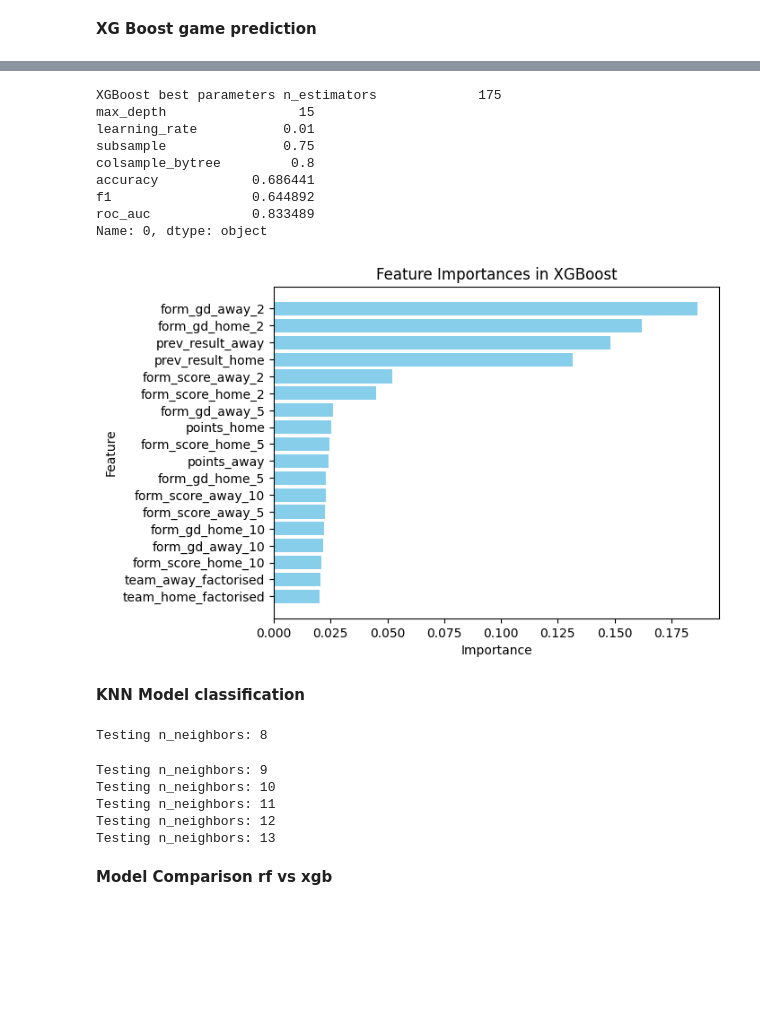
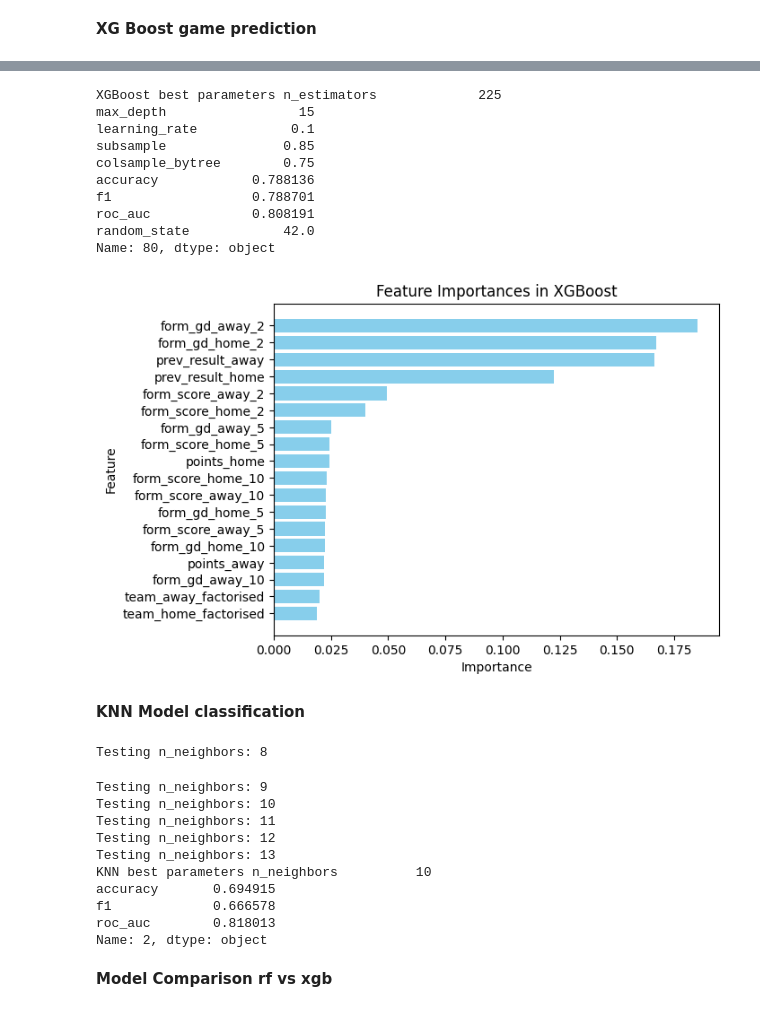
Before and after one commit to ZacUWH/Python-Projects, a Jupyter notebook: p2__football_results_predictions/football_data_api.ipynb, the cells around one changed output, grey strips where cells are left out. Drawn from its saved outputs; the diff is of its cells as text; code cells hidden in the pictures; blank space fills up the shorter version.

```diff
--- a/p2__football_results_predictions/football_data_api.ipynb
+++ b/p2__football_results_predictions/football_data_api.ipynb
@@ -537,7 +551,7 @@ randomForestClassifier best parameters {'n_estimators': 250, 'max_depth': 30, 'm
 # %% [markdown]
 <strong> XG Boost game prediction </strong>
 # %%
-xgb_model = XGBClassifier()
+xgb_model = XGBClassifier(random_state=random_state)
 
 df = df[['form_score_home_10','form_score_away_10',
         'form_score_home_5','form_score_away_5',
@@ -550,7 +564,7 @@ df = df[['form_score_home_10','form_score_away_10',
         'points_home','points_away',
         'result_num']]
 
-X_train = df_train[['form_score_home_10','form_score_away_10',
+XG_X_train = df_train[['form_score_home_10','form_score_away_10',
         'form_score_home_5','form_score_away_5',
         'form_score_home_2','form_score_away_2',
         'team_home_factorised','team_away_factorised',
@@ -560,7 +574,7 @@ X_train = df_train[['form_score_home_10','form_score_away_10',
         'prev_result_home','prev_result_away',
         'points_home','points_away']]
 
-X_test = df_test[['form_score_home_10','form_score_away_10',
+XG_X_test = df_test[['form_score_home_10','form_score_away_10',
         'form_score_home_5','form_score_away_5',
         'form_score_home_2','form_score_away_2',
         'team_home_factorised','team_away_factorised',
@@ -572,13 +586,12 @@ X_test = df_test[['form_score_home_10','form_score_away_10',
 
 label_encoder = LabelEncoder()
 
-Y_train,Y_test = label_encoder.fit_transform(df_train[['result_num']]),label_encoder.fit_transform(df_test[['result_num']])
-
-Y_train,Y_test = Y_train.squeeze(),Y_test.squeeze()
+XG_Y_train,XG_Y_test = label_encoder.fit_transform(df_train[['result_num']]),label_encoder.fit_transform(df_test[['result_num']])
 
 param_grid = {
     'n_estimators': [175, 200, 225],
     'max_depth': [15],
+    'random_state': [random_state],
     'learning_rate': [0.01, 0.05, 0.1],
     'subsample': [0.75, 0.8, 0.85],
     'colsample_bytree': [0.8, 0.7, 0.75]
@@ -593,17 +606,18 @@ for params in ParameterGrid(param_grid):
 
     xgb_model.set_params(**params)
 
-    xgb_model.fit(X_train, Y_train)
+    xgb_model.fit(XG_X_train, XG_Y_train)
 
-    XG_Y_pred = xgb_model.predict(X_test)
-    Y_proba = xgb_model.predict_proba(X_test)
+    XG_Y_pred = xgb_model.predict(XG_X_test)
+    Y_proba = xgb_model.predict_proba(XG_X_test)
 
-    accuracy = accuracy_score(Y_test, Y_pred)
-    f1 = f1_score(Y_test, Y_pred, average='weighted')
-    roc_auc = roc_auc_score(Y_test, Y_proba, multi_class='ovr')
+    accuracy = accuracy_score(XG_Y_test, XG_Y_pred)
+    f1 = f1_score(XG_Y_test, XG_Y_pred, average='weighted')
+    roc_auc = roc_auc_score(XG_Y_test, Y_proba, multi_class='ovr')
 
     xgb_results = pd.concat([xgb_results, pd.DataFrame([{
         'n_estimators': params['n_estimators'],
+        'random_state': params['random_state'],
         'max_depth': params['max_depth'],
         'learning_rate': params['learning_rate'],
         'subsample': params['subsample'],
@@ -634,36 +648,38 @@ Testing parameters: {'colsample_bytree': 0.75, 'learning_rate': 0.1, 'max_depth'
 # %%
 xgb_best_params = xgb_results.sort_values('accuracy', ascending=False,).iloc[0]
 print(f"XGBoost best parameters {xgb_best_params}")
 
 
 #drop non-passable parameters
-xgb_best_params = xgb_best_params.drop(['accuracy', 'f1', 'roc_auc'])
+xgb_best_params = xgb_best_params.drop(['accuracy', 'f1', 'roc_auc', 'random_state'])
+xgb_best_params = xgb_best_params.to_dict()
 
-feature_names = X_train.columns
+feature_names = XG_X_train.columns
 importances = xgb_model.feature_importances_
 
 # Create a DataFrame for better visualization
 xg_importance_df = pd.DataFrame({
     'Feature': feature_names,
     'Importance': importances
 }).sort_values(by='Importance', ascending=False)
 
 plt.barh(xg_importance_df['Feature'], xg_importance_df['Importance'], color='skyblue')
 plt.xlabel('Importance')
 plt.ylabel('Feature')
 plt.title('Feature Importances in XGBoost')
 plt.gca().invert_yaxis()
 plt.show()
 # %% [output]
-XGBoost best parameters n_estimators             175
+XGBoost best parameters n_estimators             225
 max_depth                 15
-learning_rate           0.01
-subsample               0.75
-colsample_bytree         0.8
-accuracy            0.686441
-f1                  0.644892
-roc_auc             0.833489
-Name: 0, dtype: object
+learning_rate            0.1
+subsample               0.85
+colsample_bytree        0.75
+accuracy            0.788136
+f1                  0.788701
+roc_auc             0.808191
+random_state            42.0
+Name: 80, dtype: object
-[figure, old version]
+[figure, new version]
 # %% [markdown]
 <strong>KNN Model classification </strong>
@@ -672,11 +691,15 @@ scaler = StandardScaler()
 
 imputer = SimpleImputer(strategy='mean')
 
-X_train =scaler.fit_transform(X_train)
-X_test = scaler.transform(X_test)
+KNN_X_train =scaler.fit_transform(X_train)
+KNN_X_test = scaler.transform(X_test)
 
-X_train = imputer.fit_transform(X_train)
-X_test = imputer.transform(X_test)
+KNN_Y_train,KNN_Y_test = df_train[['result_num']],df_test[['result_num']]
+
+KNN_Y_train,KNN_Y_test = KNN_Y_train.squeeze(),KNN_Y_test.squeeze()
+
+KNN_X_train = imputer.fit_transform(KNN_X_train)
+KNN_X_test = imputer.transform(KNN_X_test)
 
 neighbors = [8, 9, 10, 11, 12, 13]
 
@@ -686,14 +709,14 @@ for n in neighbors:
     print(f"Testing n_neighbors: {n}")
     knn_model = KNeighborsClassifier(n_neighbors=n)
 
-    knn_model.fit(X_train, Y_train)
+    knn_model.fit(KNN_X_train, KNN_Y_train)
 
-    KNN_Y_pred = knn_model.predict(X_test)
-    Y_proba = knn_model.predict_proba(X_test)
+    KNN_Y_pred = knn_model.predict(KNN_X_test)
+    Y_proba = knn_model.predict_proba(KNN_X_test)
 
-    accuracy = accuracy_score(Y_test, Y_pred)
-    f1 = f1_score(Y_test, Y_pred, average='weighted')
-    roc_auc = roc_auc_score(Y_test, Y_proba, multi_class='ovr')
+    accuracy = accuracy_score(KNN_Y_test, KNN_Y_pred)
+    f1 = f1_score(KNN_Y_test, KNN_Y_pred, average='weighted')
+    roc_auc = roc_auc_score(KNN_Y_test, Y_proba, multi_class='ovr')
 
     knn_model_results = pd.concat([knn_model_results, pd.DataFrame([{
         'n_neighbors': n,
@@ -703,6 +726,7 @@ for n in neighbors:
     }])], ignore_index=True)
 
 knn_best_params = knn_model_results.sort_values('accuracy', ascending=False).iloc[0]
+print(f"KNN best parameters {knn_best_params}")
 # %% [output]
 Testing n_neighbors: 8
 Testing n_neighbors: 9
@@ -710,6 +734,11 @@ Testing n_neighbors: 10
 Testing n_neighbors: 11
 Testing n_neighbors: 12
 Testing n_neighbors: 13
+KNN best parameters n_neighbors          10
+accuracy       0.694915
+f1             0.666578
+roc_auc        0.818013
+Name: 2, dtype: object
 # %% [markdown]
 <strong> Model Comparison rf vs xgb
 # %%
```
Also changed, not shown: parts of 9 cells of this notebook.
